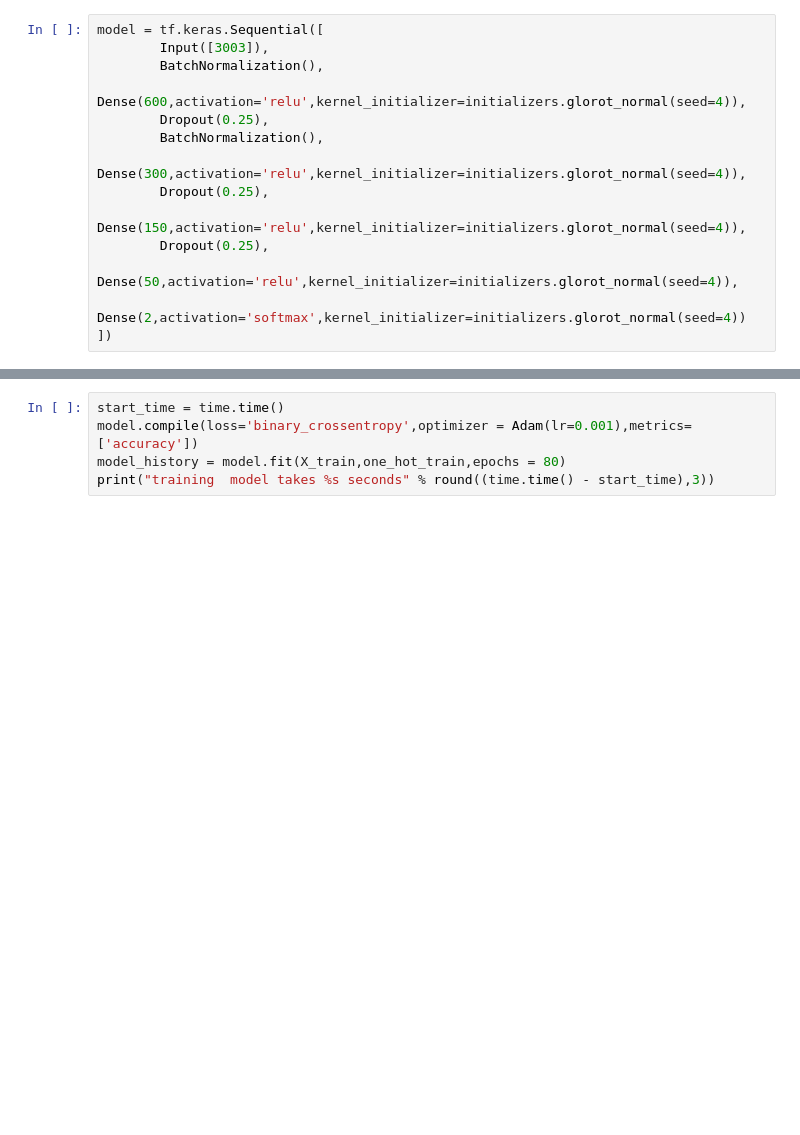
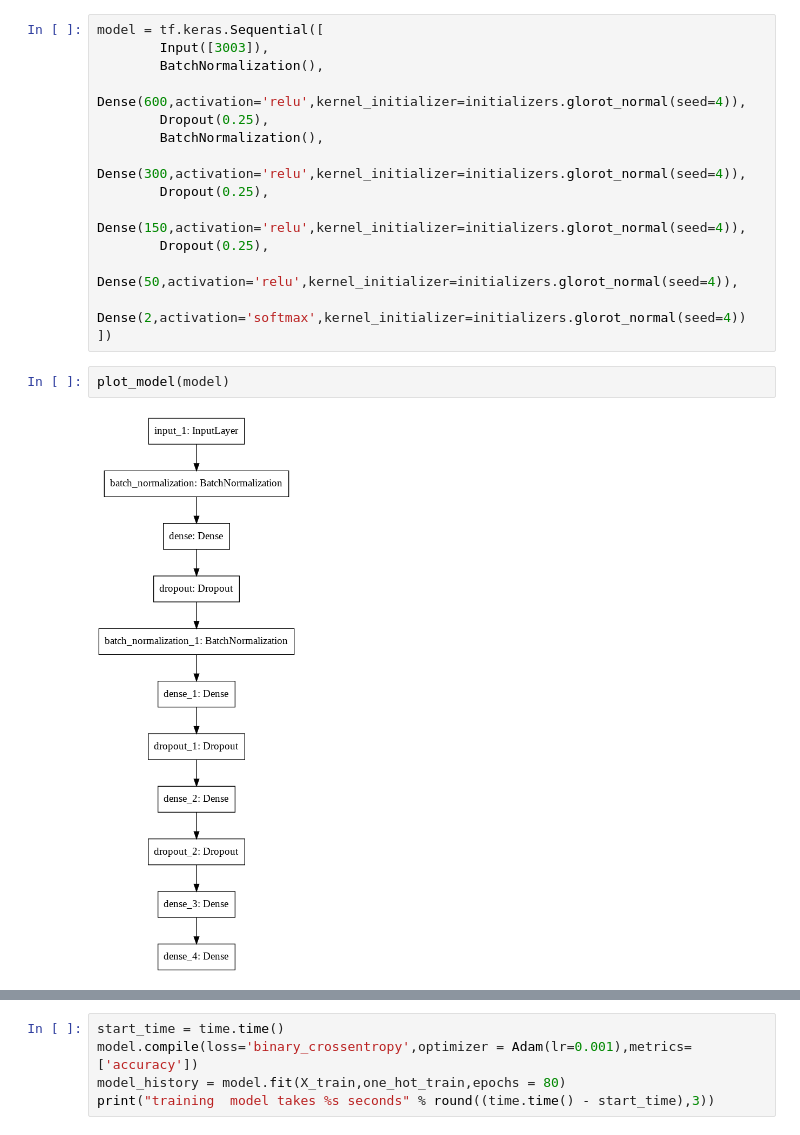
Before and after one commit to TZstatsADS/Fall2020-Project3-group3, a Jupyter notebook: doc/Densely_Connected_Neural_Network_YueLiang.ipynb, the cells around one changed output, grey strips where cells are left out. Saved outputs shown, nothing was run; the diff lists cells and outputs as text; blank space fills up the shorter version.

```diff
--- a/doc/Densely_Connected_Neural_Network_YueLiang.ipynb
+++ b/doc/Densely_Connected_Neural_Network_YueLiang.ipynb
@@ -168,6 +171,10 @@ model = tf.keras.Sequential([
         Dense(50,activation='relu',kernel_initializer=initializers.glorot_normal(seed=4)),
         Dense(2,activation='softmax',kernel_initializer=initializers.glorot_normal(seed=4))
 ])
+# %%
+plot_model(model)
+# %% [output]
+[figure, added]
 # %%
 model.summary()
 # %% [output]
```
Also changed, not shown: parts of 2 cells of this notebook.
